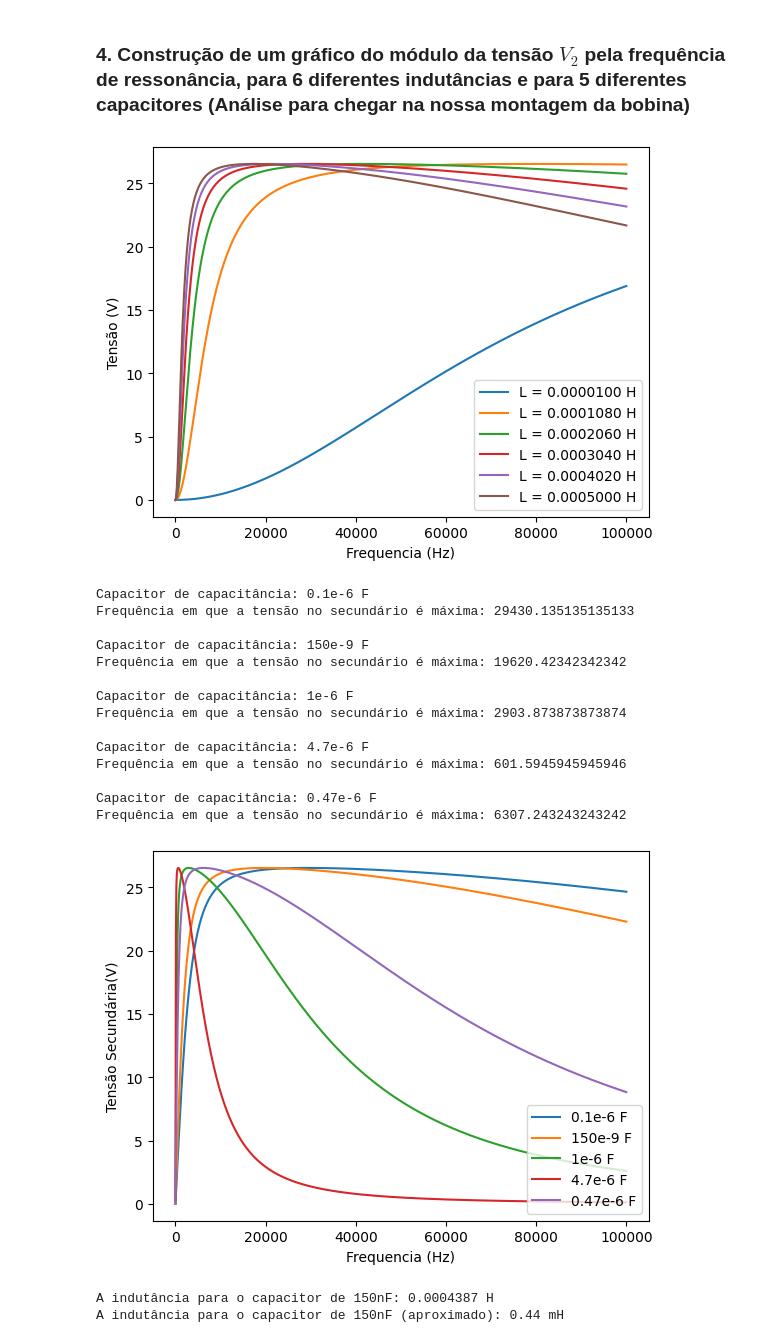
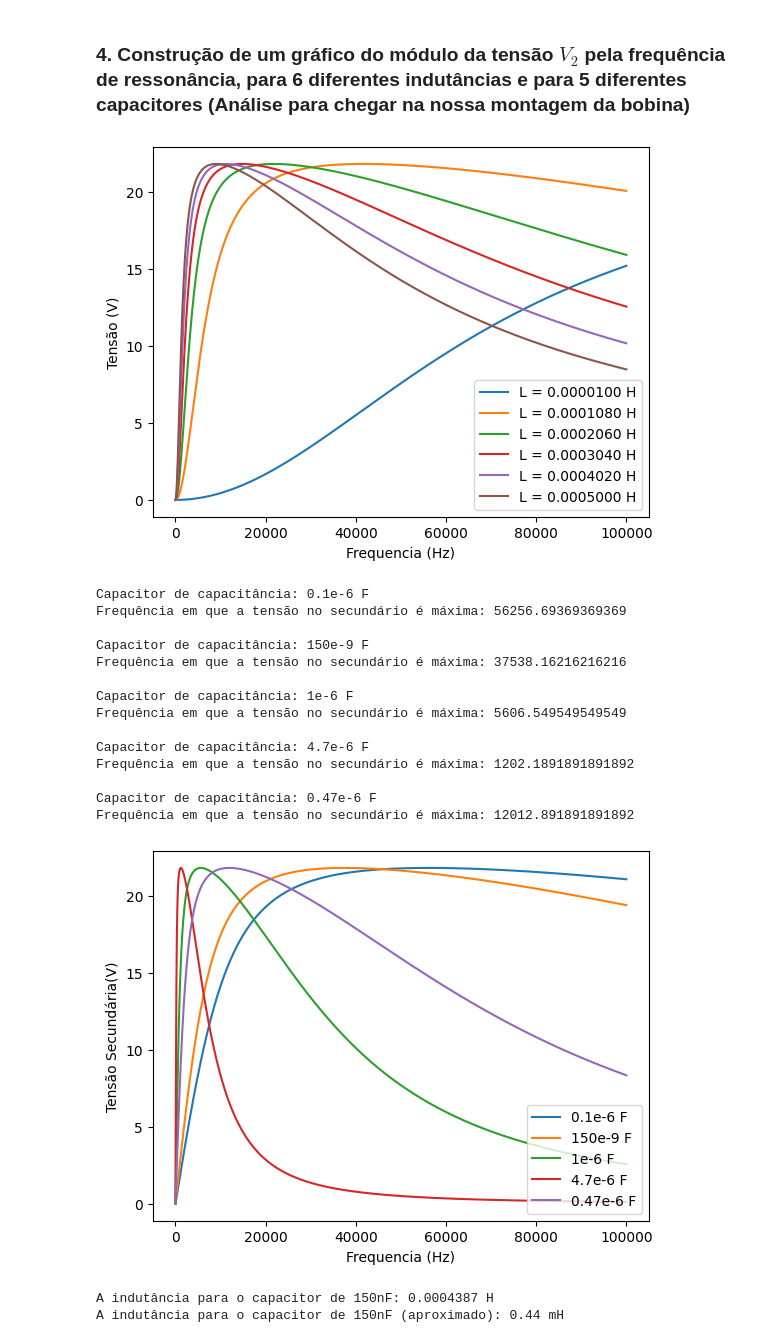
Before and after one commit to gustavoeso/Projeto_mag_2023.2, a Jupyter notebook: projeto.ipynb, the cells around one changed output. Saved outputs shown, nothing was run; the diff lists cells and outputs as text; code cells hidden in the pictures.

```diff
--- a/projeto.ipynb
+++ b/projeto.ipynb
@@ -84,7 +85,7 @@ R1 = 1.620
 R2 = 1.771
 L1 = 0.0004622
 L2 = 0.0004622
-Rc = 400
+Rc = 100
 K_ideal = 0.13013013013013014 # Está no último bloco do código - f = 20000 kHz
 v_real = 9*2/pi
 
@@ -121,7 +122,7 @@ for l in lista_L:
     legenda = str("L = {:.7f} H".format(l))
     lista_legendas.append(legenda)
 
-Rc = 400
+Rc = 100
 lista_freq_r = np.linspace(1, 100000, 1000)
 lista_V2 = []
 
@@ -151,9 +152,9 @@ plt.ylabel("Tensão (V)")
 plt.legend()
 plt.show()
 # %% [output]
-[figure, old version]
+[figure, new version]
 # %%
-Rc = 400
+Rc = 100
 lista_freq_r = np.linspace(1, 100000, 1000)
 lista_V2 = []
 lista_C = [0.1e-6, 150e-9, 1e-6, 4.7e-6, 0.47e-6]
@@ -168,39 +169,39 @@ for C in lista_C:
         V2 = I2*((Rc*XC)/(Rc+XC))
         lista_V2_individual.append(abs(V2))
     lista_V2.append(lista_V2_individual)
 
 # Criando uma lista para as legendas do gráfico
 lista_legendas = ["0.1e-6 F", "150e-9 F", "1e-6 F", "4.7e-6 F", "0.47e-6 F"]
 
 # Plot de V2 por freq para cada valor de L
 i = 0
 for lista_V2_individual in lista_V2:
     print(f'Capacitor de capacitância: {lista_legendas[i]}')
     index_max = lista_V2_individual.index(max(lista_V2_individual))
     print(f'Frequência em que a tensão no secundário é máxima: {lista_freq_r[index_max]}\n')
     plt.plot(lista_freq_r, lista_V2_individual, label=lista_legendas[i])
     i += 1
 plt.xlabel("Frequencia (Hz)")
 plt.ylabel("Tensão Secundária(V)")
 # plt.xlim(1, 20000)
 plt.legend(loc='lower right')
 plt.show()
 # %% [output]
 Capacitor de capacitância: 0.1e-6 F
-Frequência em que a tensão no secundário é máxima: 29430.135135135133
+Frequência em que a tensão no secundário é máxima: 56256.69369369369
 
 Capacitor de capacitância: 150e-9 F
-Frequência em que a tensão no secundário é máxima: 19620.42342342342
+Frequência em que a tensão no secundário é máxima: 37538.16216216216
 
 Capacitor de capacitância: 1e-6 F
-Frequência em que a tensão no secundário é máxima: 2903.873873873874
+Frequência em que a tensão no secundário é máxima: 5606.549549549549
 
 Capacitor de capacitância: 4.7e-6 F
-Frequência em que a tensão no secundário é máxima: 601.5945945945946
+Frequência em que a tensão no secundário é máxima: 1202.1891891891892
 
 Capacitor de capacitância: 0.47e-6 F
-Frequência em que a tensão no secundário é máxima: 6307.243243243242
+Frequência em que a tensão no secundário é máxima: 12012.891891891892
-[figure, old version]
+[figure, new version]
 # %%
 # Usaremos o capacitor de 150nF (F pico = 19.620,42 Hz) para calcular a indutância
 C = 150e-9
```
Also changed, not shown: parts of 10 cells of this notebook, 1 other file.
